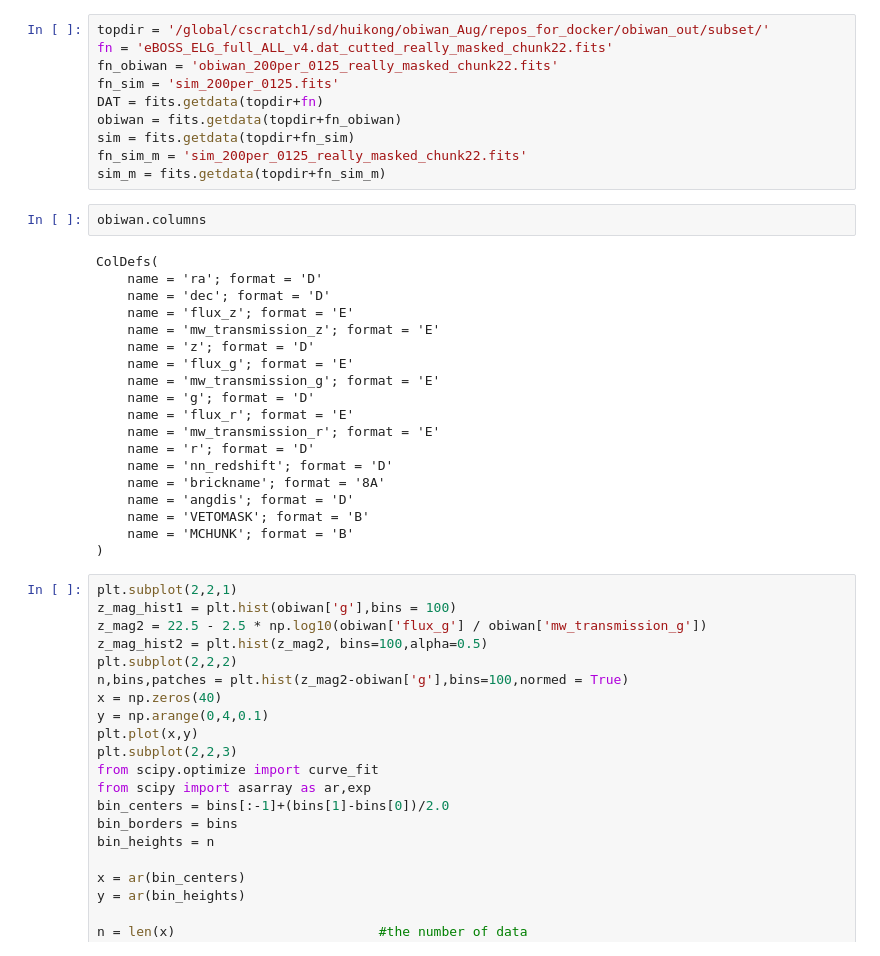
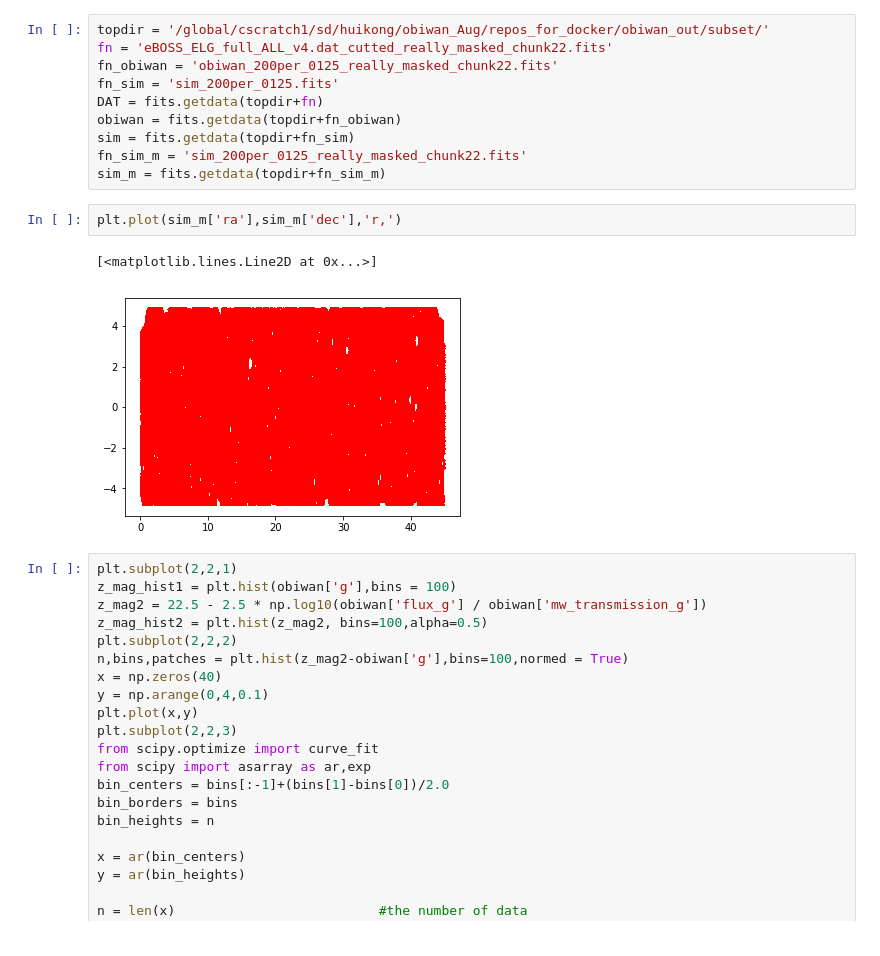
Before and after one commit to DriftingPig/Drones, a Jupyter notebook: obiwan_analysis/ang_corr/ipynb/200per_0215_validation.ipynb, the cells around one changed output. Cells and saved outputs as stored; diff of their text form.

```diff
--- a/obiwan_analysis/ang_corr/ipynb/200per_0215_validation.ipynb
+++ b/obiwan_analysis/ang_corr/ipynb/200per_0215_validation.ipynb
@@ -17,27 +15,11 @@ obiwan = fits.getdata(topdir+fn_obiwan)
 sim = fits.getdata(topdir+fn_sim)
 fn_sim_m = 'sim_200per_0125_really_masked_chunk22.fits'
 sim_m = fits.getdata(topdir+fn_sim_m)
-# %%
-obiwan.columns
-# %% [output]
-ColDefs(
-    name = 'ra'; format = 'D'
-    name = 'dec'; format = 'D'
-    name = 'flux_z'; format = 'E'
-    name = 'mw_transmission_z'; format = 'E'
-    name = 'z'; format = 'D'
-    name = 'flux_g'; format = 'E'
-    name = 'mw_transmission_g'; format = 'E'
-    name = 'g'; format = 'D'
-    name = 'flux_r'; format = 'E'
-    name = 'mw_transmission_r'; format = 'E'
-    name = 'r'; format = 'D'
-    name = 'nn_redshift'; format = 'D'
-    name = 'brickname'; format = '8A'
-    name = 'angdis'; format = 'D'
-    name = 'VETOMASK'; format = 'B'
-    name = 'MCHUNK'; format = 'B'
-)
+# %%
+plt.plot(sim_m['ra'],sim_m['dec'],'r,')
+# %% [output]
+[<matplotlib.lines.Line2D at 0x...>]
+[figure, added]
 # %%
 plt.subplot(2,2,1)
 z_mag_hist1 = plt.hist(obiwan['g'],bins = 100)
```
Also changed, not shown: parts of 3 cells of this notebook.
